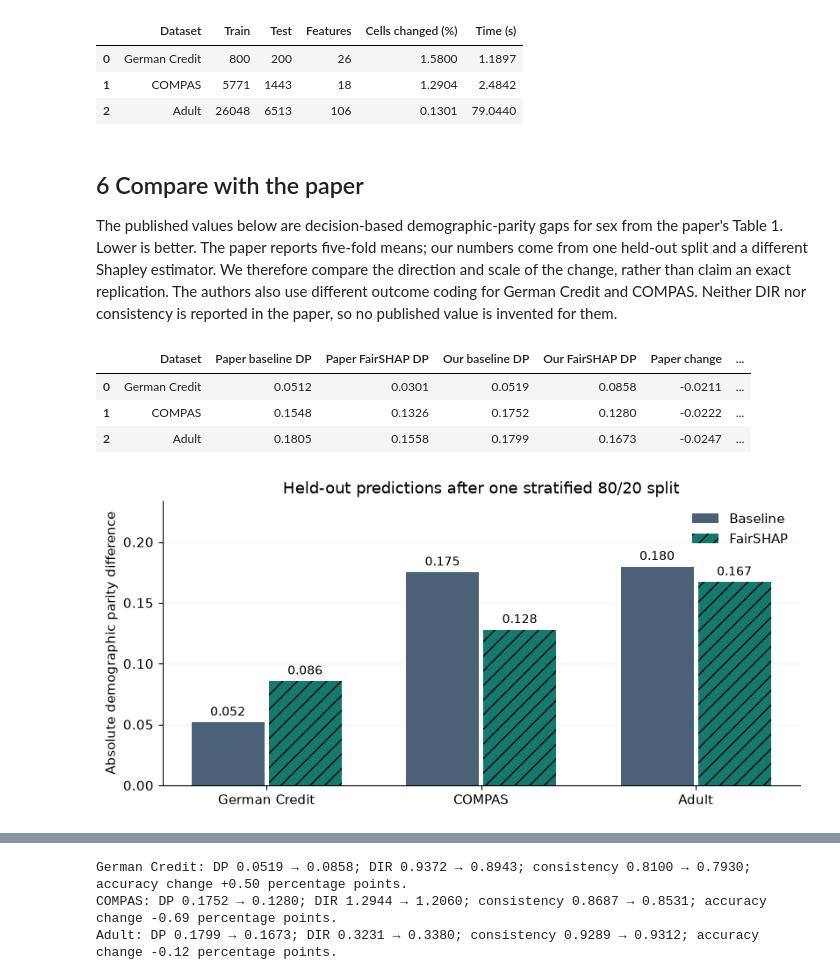
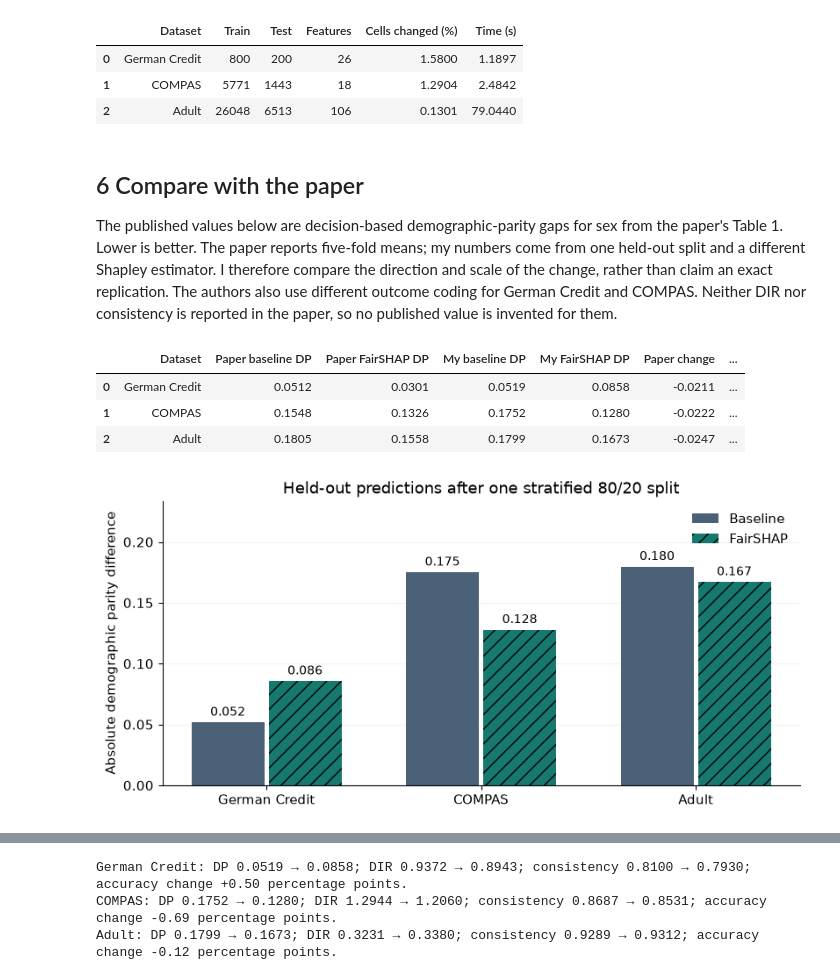
Before and after one commit to Achiee7/DW-Assignment-4-FairSHAP, a Jupyter notebook: Assignment 4 FairSHAP.ipynb, the cells around one changed output, grey strips where cells are left out. Saved outputs shown, nothing was run; the diff lists cells and outputs as text; code cells hidden in the pictures.

Commit message:
Use singular author voice and simplify notebook package

```diff
--- a/Assignment 4 FairSHAP.ipynb
+++ b/Assignment 4 FairSHAP.ipynb
@@ -442,19 +442,6 @@ for name, (frame, labels, numeric) in datasets.items():
             "Seconds": time.perf_counter() - started,
         }
     )
-    key = name.lower().replace(" ", "_")
-    np.savez_compressed(
-        RESULTS / f"{key}_audit.npz",
-        train_ids=train_ids,
-        test_ids=test_ids,
-        y_true=test_y,
-        sensitive=frame.sex.iloc[test_ids].to_numpy(),
-        baseline=predictions["Baseline"],
-        fairshap=predictions["FairSHAP"],
-        reference_train_indices=matches,
-        attributions=attributions,
-        selected=selected,
-    )
     print(
         f"  Finished in {run_rows[-1]['Seconds']:.1f} s; {actual_changes:,} cells changed",
         flush=True,
@@ -529,7 +516,7 @@ Running Adult (32,561 rows)
 | 2 | Adult | 26048 | 6513 | 106 | 0.1301 | 79.0440 |
 # %% [markdown]
 ## 6 Compare with the paper
-The published values below are decision-based demographic-parity gaps for sex from the paper's Table 1. Lower is better. The paper reports five-fold means; our numbers come from one held-out split and a different Shapley estimator. We therefore compare the direction and scale of the change, rather than claim an exact replication. The authors also use different outcome coding for German Credit and COMPAS. Neither DIR nor consistency is reported in the paper, so no published value is invented for them.
+The published values below are decision-based demographic-parity gaps for sex from the paper's Table 1. Lower is better. The paper reports five-fold means; my numbers come from one held-out split and a different Shapley estimator. I therefore compare the direction and scale of the change, rather than claim an exact replication. The authors also use different outcome coding for German Credit and COMPAS. Neither DIR nor consistency is reported in the paper, so no published value is invented for them.
 # %%
 published = pd.DataFrame(
     {
@@ -542,40 +529,39 @@ local_dp = test_metrics.pivot(
     index="Dataset", columns="Method", values="DP_Diff"
 ).reset_index()
 comparison = published.merge(local_dp, on="Dataset").rename(
-    columns={"Baseline": "Our baseline DP", "FairSHAP": "Our FairSHAP DP"}
+    columns={"Baseline": "My baseline DP", "FairSHAP": "My FairSHAP DP"}
 )
 comparison["Paper change"] = (
     comparison["Paper FairSHAP DP"] - comparison["Paper baseline DP"]
 )
-comparison["Our change"] = comparison["Our FairSHAP DP"] - comparison["Our baseline DP"]
+comparison["My change"] = comparison["My FairSHAP DP"] - comparison["My baseline DP"]
 display(comparison)
 comparison.to_csv(RESULTS / "paper_comparison.csv", index=False)
 
 fig, ax = plt.subplots(layout="constrained")
 x = np.arange(len(comparison))
 for offset, method, color, hatch in [
     (-0.18, "Baseline", "#4a6178", ""),
     (0.18, "FairSHAP", "#16796f", "//"),
 ]:
-    values = comparison[f"Our {method.lower() if method == 'Baseline' else method} DP"]
+    values = comparison[f"My {method.lower() if method == 'Baseline' else method} DP"]
     bars = ax.bar(
         x + offset, values, width=0.34, label=method, color=color, hatch=hatch
     )
     ax.bar_label(bars, fmt="%.3f", padding=3, fontsize=10)
 ax.set(
     xticks=x,
     xticklabels=comparison.Dataset,
     ylabel="Absolute demographic parity difference",
     title="Held-out predictions after one stratified 80/20 split",
 )
-ax.set_ylim(0, max(comparison[["Our baseline DP", "Our FairSHAP DP"]].max()) * 1.3)
+ax.set_ylim(0, max(comparison[["My baseline DP", "My FairSHAP DP"]].max()) * 1.3)
 ax.legend(frameon=False)
 ax.grid(axis="y", alpha=0.15)
 ax.set_axisbelow(True)
-fig.savefig(RESULTS / "dp_comparison.png", dpi=180)
 plt.show()
 # %% [output]
-|  | Dataset | Paper baseline DP | Paper FairSHAP DP | Our baseline DP | Our FairSHAP DP | Paper change | ... |
+|  | Dataset | Paper baseline DP | Paper FairSHAP DP | My baseline DP | My FairSHAP DP | Paper change | ... |
 | 0 | German Credit | 0.0512 | 0.0301 | 0.0519 | 0.0858 | -0.0211 | ... |
 | 1 | COMPAS | 0.1548 | 0.1326 | 0.1752 | 0.1280 | -0.0222 | ... |
 | 2 | Adult | 0.1805 | 0.1558 | 0.1799 | 0.1673 | -0.0247 | ... |
```
Also changed, not shown: parts of 6 cells of this notebook, 8 other files.
